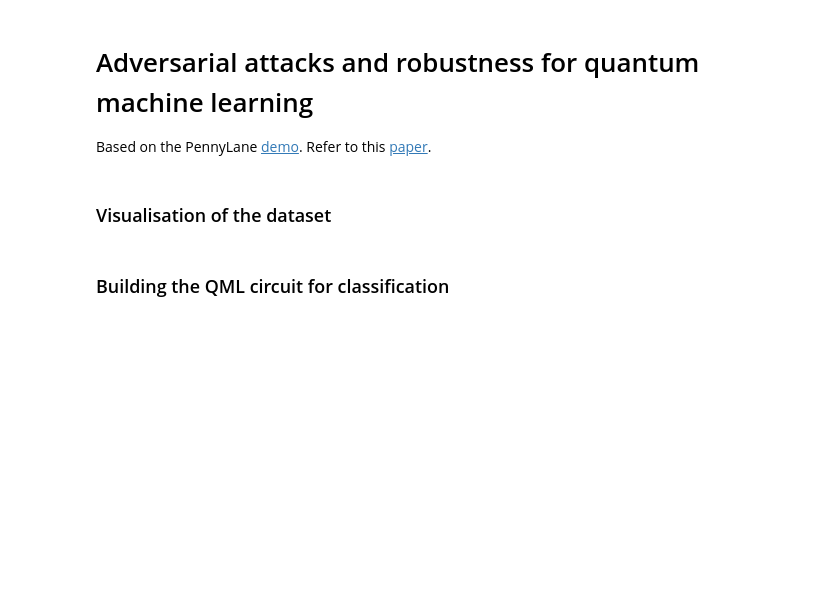
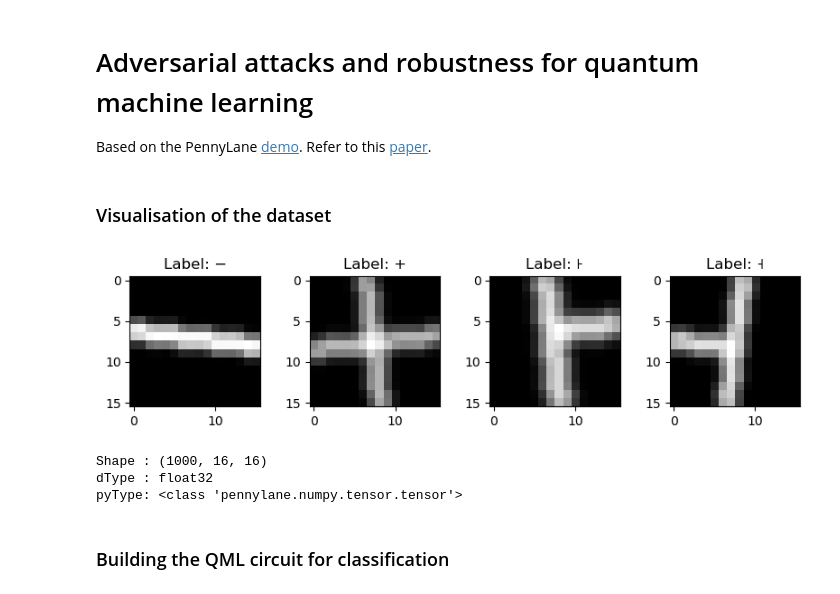
Before and after one commit to PranayK-666/adversarial-qml, a Jupyter notebook: adversarial-attacks-qml.ipynb, the cells around one changed output. Cells and saved outputs as stored; diff of their text form; code cells hidden in the pictures; blank space fills up the shorter version.

Commit message:
created file for fetching and visualising data

```diff
--- a/adversarial-attacks-qml.ipynb
+++ b/adversarial-attacks-qml.ipynb
@@ -12,39 +12,49 @@ from matplotlib import pyplot as plt
 # we can use the dataset hosted on PennyLane
 # 'plus-minus' is a low dimensional dataset and can be useful to perform scalable training
 # while also serves as a baseline for evaluating QML image classification model's ability to find useful features in the input
-[pm] = qml.data.load('other', name='bars-and-stripes')
+[pm] = qml.data.load('other', name='plus-minus')
 
 X_train = pm.img_train  # shape (1000,16,16)
 X_test = pm.img_test  # shape (200,16,16)
 Y_train = pm.labels_train  # shape (1000,)
 Y_test = pm.labels_test  # shape (200,)
 
 # show one image from each class (in the train- and testsets, the images are randomly permuted)
 x_vis = [
     (X_train[Y_train == 0])[0],
     (X_train[Y_train == 1])[0],
     (X_train[Y_train == 2])[0],
     (X_train[Y_train == 3])[0],
 ]
 y_vis = [0, 1, 2, 3]
 
 
 # later when we train the model we include the predictions as well, so let's just add the functionality here
 def visualize_data(x, y, pred=None):
     n_img = len(x)
     labels_list = ["\u2212", "\u002b", "\ua714", "\u02e7"]
     fig, axes = plt.subplots(1, 4, figsize=(8, 2))
     for i in range(n_img):
         axes[i].imshow(x[i], cmap="gray")
         if pred is None:
             axes[i].set_title("Label: {}".format(labels_list[y[i]]))
         else:
             axes[i].set_title("Label: {}, Pred: {}".format(labels_list[y[i]], labels_list[pred[i]]))
     plt.tight_layout(w_pad=2)
     # plt.show()
 
 
 visualize_data(x_vis, y_vis)
+# %% [output]
+[figure, added]
+# %%
+print(f'Shape : {X_train.shape}')
+print(f'dType : {X_train.dtype}')
+print(f'pyType: {type(X_train)}')
+# %% [output]
+Shape : (1000, 16, 16)
+dType : float32
+pyType: <class 'pennylane.numpy.tensor.tensor'>
 # %% [markdown]
 ### Building the QML circuit for classification
 # %% [markdown]
```
Also changed, not shown: parts of 1 cell of this notebook, 7 other files.
